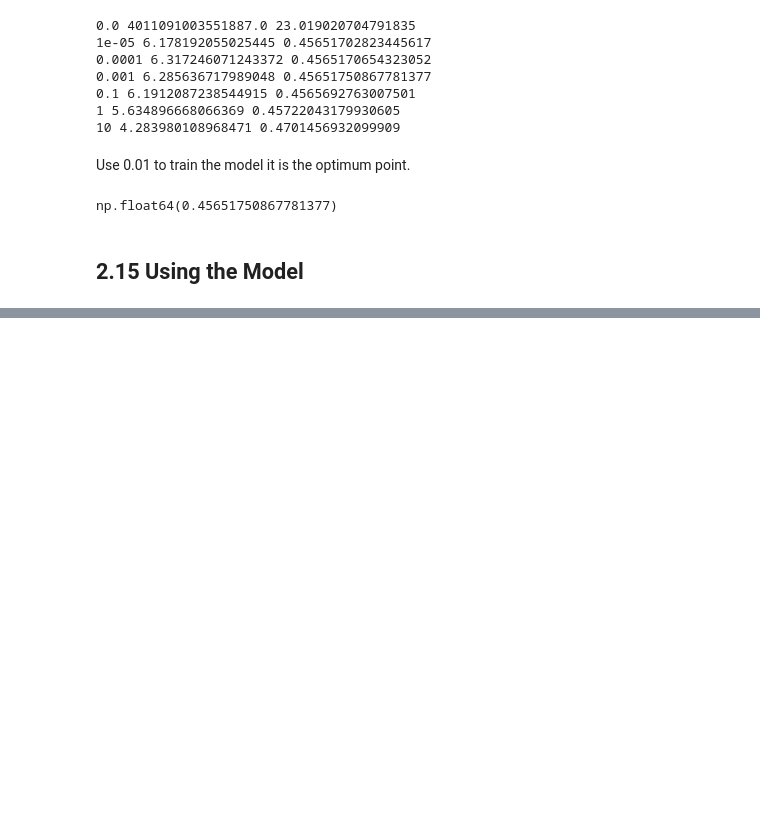
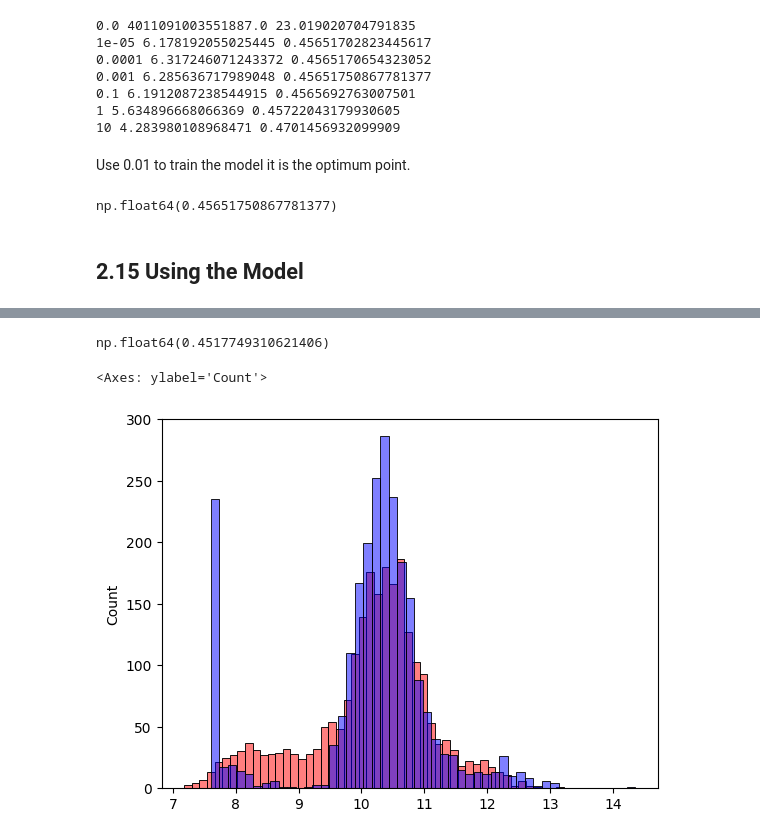
Before and after one commit to eekevall/machine-learning-zoomcamp-2024, a Jupyter notebook: 02-Car-Price-Prediction/ML-Car-Price-Prediction.ipynb, the cells around one changed output, grey strips where cells are left out. Drawn from its saved outputs; the diff is of its cells as text; code cells hidden in the pictures; blank space fills up the shorter version.

```diff
--- a/02-Car-Price-Prediction/ML-Car-Price-Prediction.ipynb
+++ b/02-Car-Price-Prediction/ML-Car-Price-Prediction.ipynb
@@ -1212,0 +1247,4 @@ df_full_train = pd.concat([df_train, df_val)])
+# %%
+X_full_train = prepare_X(df_full_train)
+
+X_full_train
@@ -1212,0 +1259,4 @@ df_full_train = pd.concat([df_train, df_val)])
+# %%
+y_full_train = np.concatenate([y_train, y_val])
+
+y_full_train
@@ -1212,0 +1266,4 @@ df_full_train = pd.concat([df_train, df_val)])
+# %%
+w0, w = train_linear_regression_reg(X_full_train, y_full_train, r=0.001)
+
+w0, w
@@ -1212,0 +1283,14 @@ df_full_train = pd.concat([df_train, df_val)])
+# %%
+X_test = prepare_X(df_test)
+y_pred = w0 + X_test.dot(w)
+score = rmse(y_test, y_pred)
+
+score
+# %% [output]
+np.float64(0.4517749310621406)
+# %%
+sns.histplot(y_pred, color = 'red', alpha = 0.5, bins = 50)
+sns.histplot(y_test, color = 'blue', alpha = 0.5, bins = 50)
+# %% [output]
+<Axes: ylabel='Count'>
+[figure, added]
```
Also changed, not shown: parts of 15 cells of this notebook, 2 other files.
